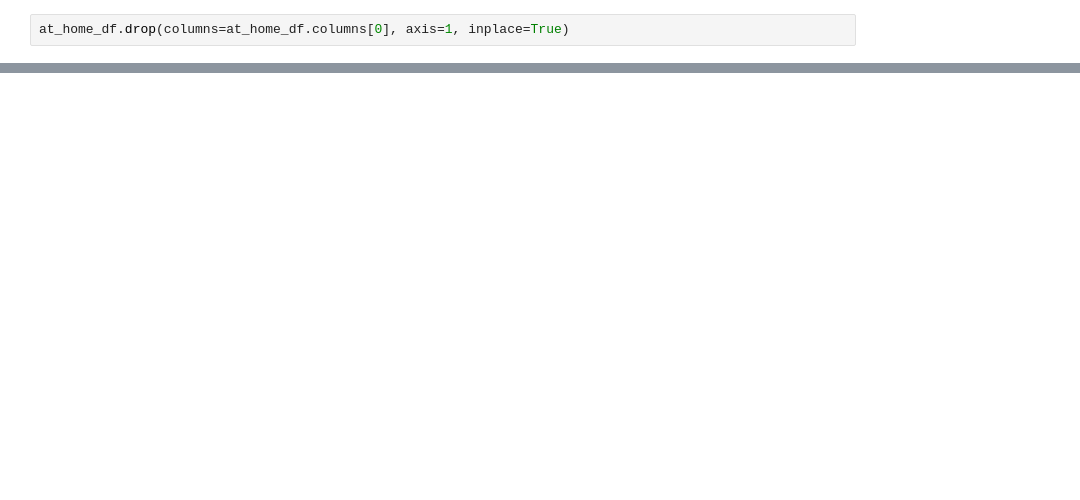
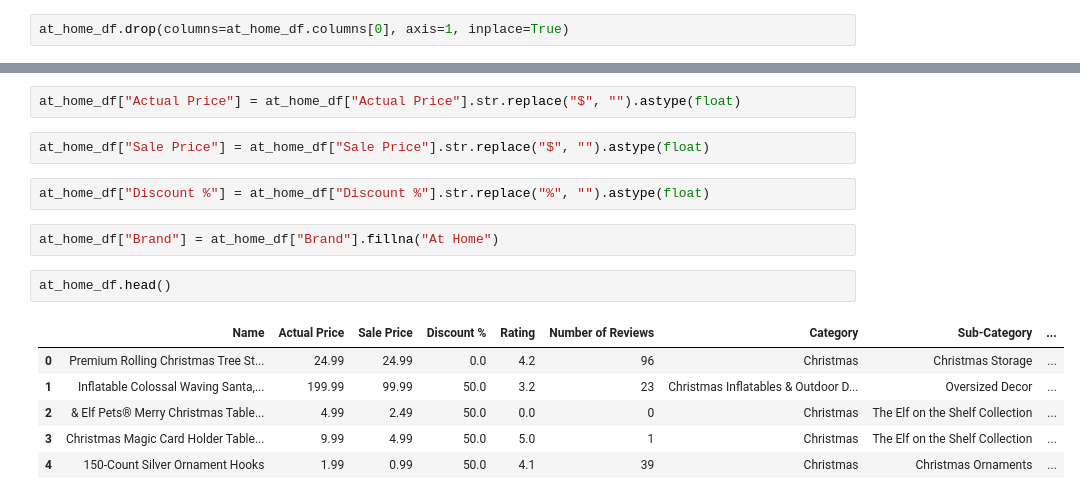
Before and after one commit to Cabone01/Winter_2023_Analyst, a Jupyter notebook: Cleaning_Data.ipynb, the cells around one changed output, grey strips where cells are left out. Drawn from its saved outputs; the diff is of its cells as text; blank space fills up the shorter version.

```diff
--- a/Cleaning_Data.ipynb
+++ b/Cleaning_Data.ipynb
@@ -56 +58,18 @@ Brand                  16
 dtype: int64
+# %%
+at_home_df["Actual Price"] = at_home_df["Actual Price"].str.replace("$", "").astype(float)
+# %%
+at_home_df["Sale Price"] = at_home_df["Sale Price"].str.replace("$", "").astype(float)
+# %%
+at_home_df["Discount %"] = at_home_df["Discount %"].str.replace("%", "").astype(float)
+# %%
+at_home_df["Brand"] = at_home_df["Brand"].fillna("At Home")
+# %%
+at_home_df.head()
+# %% [output]
+|  | Name | Actual Price | Sale Price | Discount % | Rating | Number of Reviews | Category | Sub-Category | ... |
+| 0 | Premium Rolling Christmas Tree St... | 24.99 | 24.99 | 0.0 | 4.2 | 96 | Christmas | Christmas Storage | ... |
+| 1 | Inflatable Colossal Waving Santa,... | 199.99 | 99.99 | 50.0 | 3.2 | 23 | Christmas Inflatables & Outdoor D... | Oversized Decor | ... |
+| 2 | & Elf Pets® Merry Christmas Table... | 4.99 | 2.49 | 50.0 | 0.0 | 0 | Christmas | The Elf on the Shelf Collection | ... |
+| 3 | Christmas Magic Card Holder Table... | 9.99 | 4.99 | 50.0 | 5.0 | 1 | Christmas | The Elf on the Shelf Collection | ... |
+| 4 | 150-Count Silver Ornament Hooks | 1.99 | 0.99 | 50.0 | 4.1 | 39 | Christmas | Christmas Ornaments | ... |
```
Also changed, not shown: parts of 33 cells of this notebook, 5 other files.
